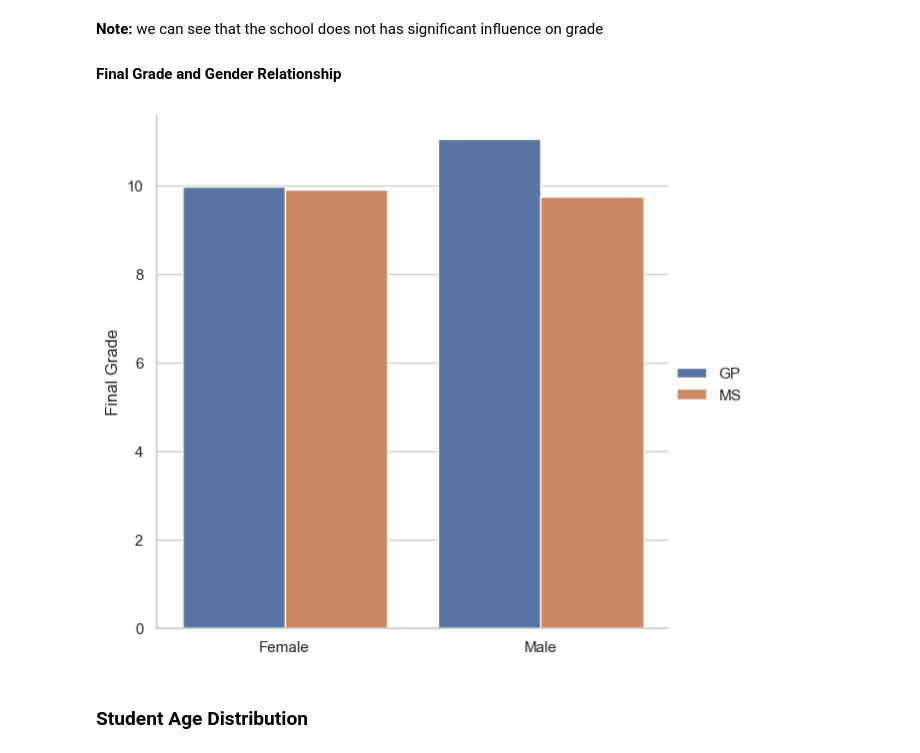
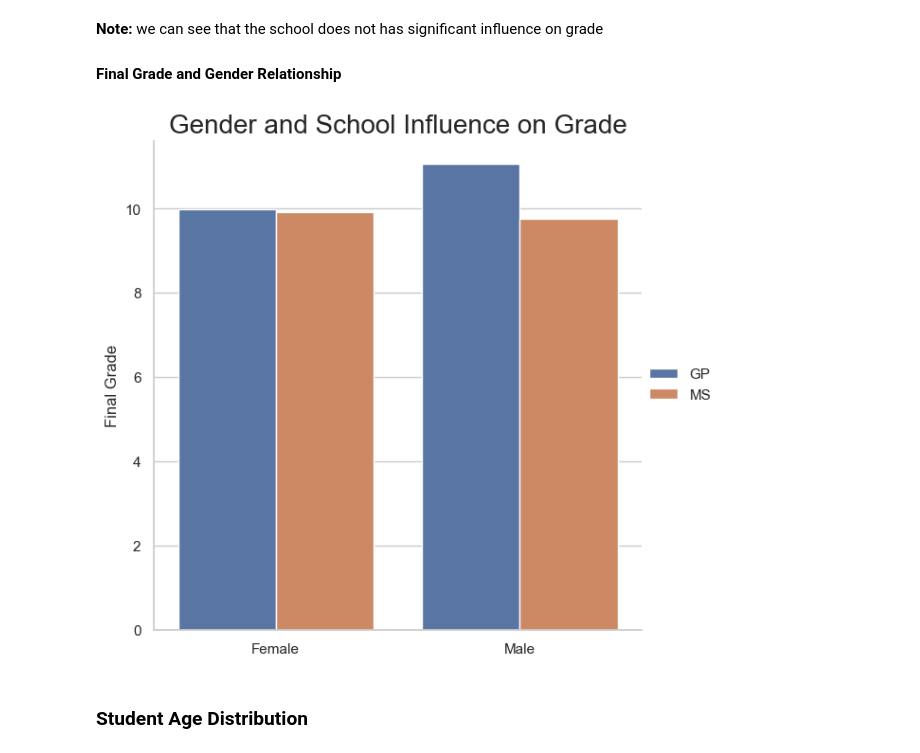
Before and after one commit to AndyWeasley2004/DS-ML-Study-Notes, a Jupyter notebook: ML study & projects/student grade prediction/student_grade_pred.ipynb, the cells around one changed output. Saved outputs shown, nothing was run; the diff lists cells and outputs as text; code cells hidden in the pictures.

```diff
--- a/ML study & projects/student grade prediction/student_grade_pred.ipynb
+++ b/ML study & projects/student grade prediction/student_grade_pred.ipynb
@@ -228,20 +228,21 @@ plt.show()
 # %%
 custom_colors = ['#99e0f7', '#a34624']  # You can change these colors as desired
 sns.set_theme(style="whitegrid")
 
 fig = sns.catplot(
     data=df, kind='bar',
     x='sex', y='G3', hue='school',
     errorbar=None, height=6
 )
 custom_xtitles = ["Female", "Male"]
 fig.set_xticklabels(custom_xtitles)
 fig.set_axis_labels("", "Final Grade")
-fig.legend.set_title("")
+fig.legend.set_title('')
 
+plt.title("Gender and School Influence on Grade", fontsize=20)
 plt.show()
 # %% [output]
-[figure, old version]
+[figure, new version]
 # %% [markdown]
 ### Student Age Distribution
 # %%
```
Also changed, not shown: parts of 12 cells of this notebook.
